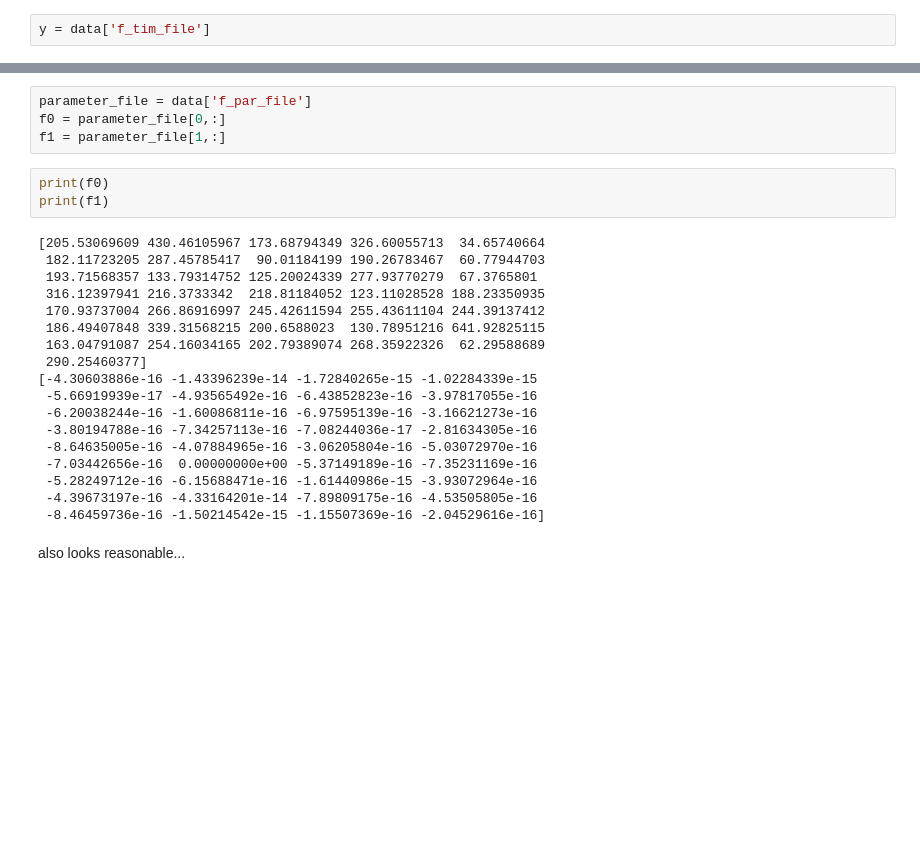
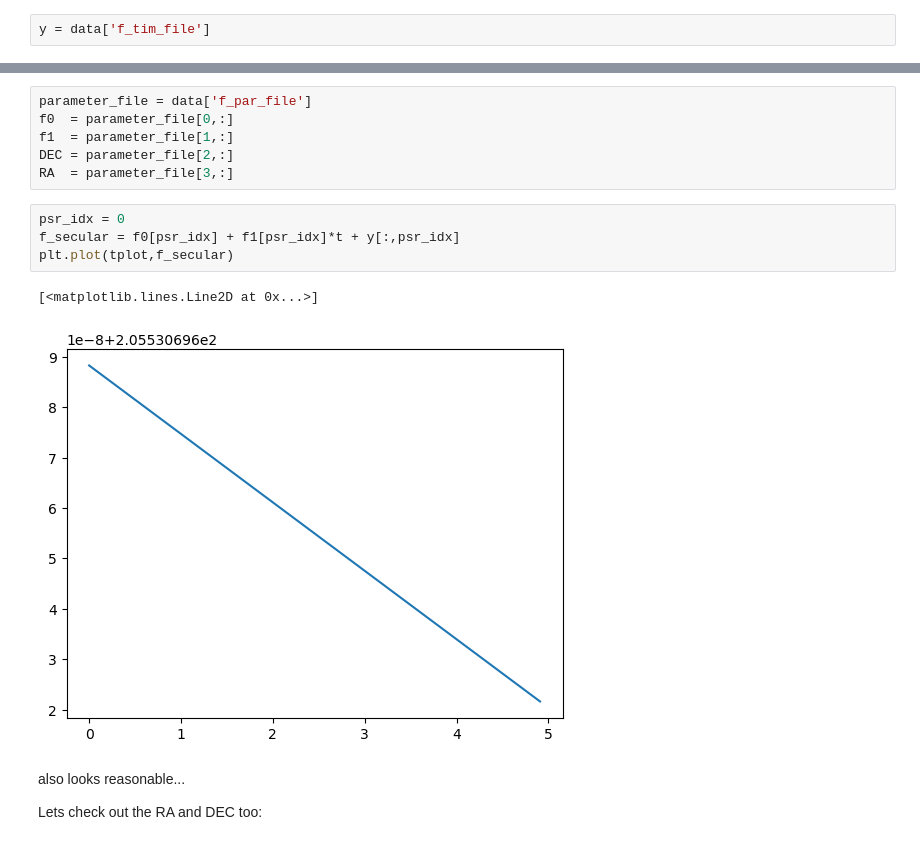
Before and after one commit to tomkimpson/PulsarMockData, a Jupyter notebook: notebooks/02.inspect_frequency_data.ipynb, the cells around one changed output, grey strips where cells are left out. Drawn from its saved outputs; the diff is of its cells as text; blank space fills up the shorter version.

```diff
--- a/notebooks/02.inspect_frequency_data.ipynb
+++ b/notebooks/02.inspect_frequency_data.ipynb
@@ -32,27 +32,18 @@ Now lets look at the par file
 # %%
 parameter_file = data['f_par_file']
-f0 = parameter_file[0,:]
-f1 = parameter_file[1,:]
+f0  = parameter_file[0,:]
+f1  = parameter_file[1,:]
+DEC = parameter_file[2,:]
+RA  = parameter_file[3,:]
-# %%
-print(f0)
-print(f1)
-# %% [output]
-[205.53069609 430.46105967 173.68794349 326.60055713  34.65740664
- 182.11723205 287.45785417  90.01184199 190.26783467  60.77944703
- 193.71568357 133.79314752 125.20024339 277.93770279  67.3765801
- 316.12397941 216.3733342  218.81184052 123.11028528 188.23350935
- 170.93737004 266.86916997 245.42611594 255.43611104 244.39137412
- 186.49407848 339.31568215 200.6588023  130.78951216 641.92825115
- 163.04791087 254.16034165 202.79389074 268.35922326  62.29588689
- 290.25460377]
-[-4.30603886e-16 -1.43396239e-14 -1.72840265e-15 -1.02284339e-15
- -5.66919939e-17 -4.93565492e-16 -6.43852823e-16 -3.97817055e-16
- -6.20038244e-16 -1.60086811e-16 -6.97595139e-16 -3.16621273e-16
- -3.80194788e-16 -7.34257113e-16 -7.08244036e-17 -2.81634305e-16
- -8.64635005e-16 -4.07884965e-16 -3.06205804e-16 -5.03072970e-16
- -7.03442656e-16  0.00000000e+00 -5.37149189e-16 -7.35231169e-16
- -5.28249712e-16 -6.15688471e-16 -1.61440986e-15 -3.93072964e-16
- -4.39673197e-16 -4.33164201e-14 -7.89809175e-16 -4.53505805e-16
- -8.46459736e-16 -1.50214542e-15 -1.15507369e-16 -2.04529616e-16]
-# %% [markdown]
-also looks reasonable...
+# %%
+psr_idx = 0
+f_secular = f0[psr_idx] + f1[psr_idx]*t + y[:,psr_idx]
+plt.plot(tplot,f_secular)
+# %% [output]
+[<matplotlib.lines.Line2D at 0x...>]
+[figure, added]
+# %% [markdown]
+also looks reasonable...
+
+
+Lets check out the RA and DEC too:
```
Also changed, not shown: parts of 6 cells of this notebook, 9 other files.
